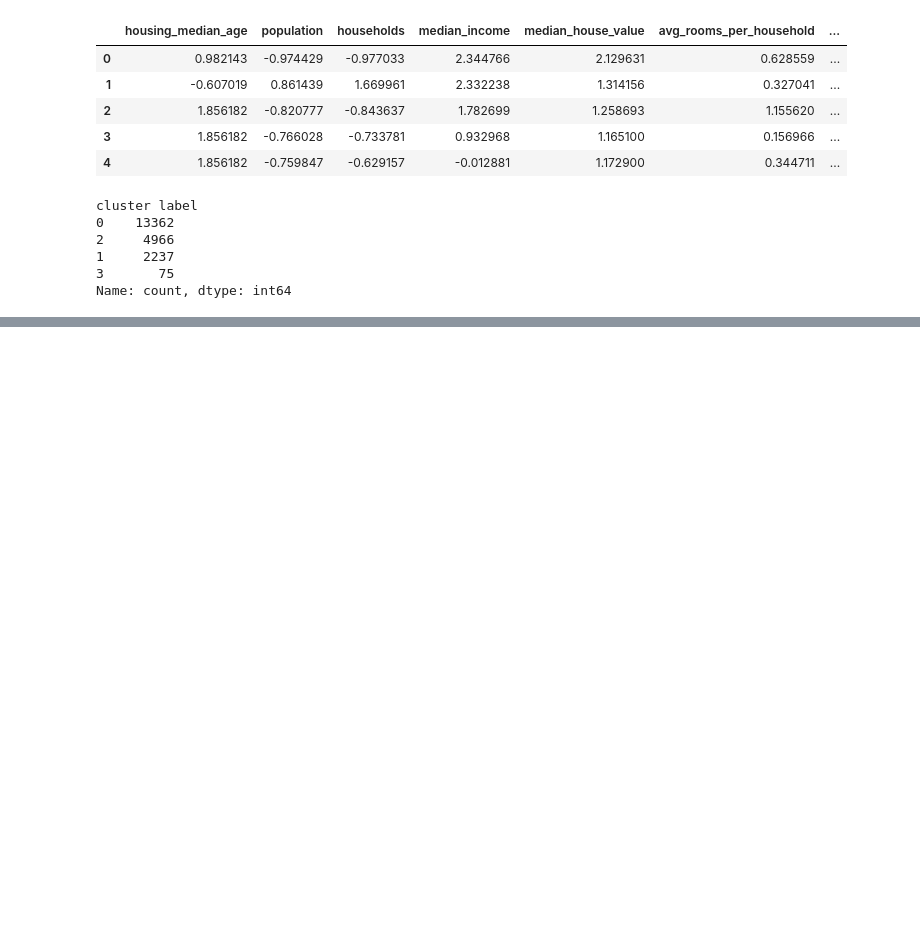
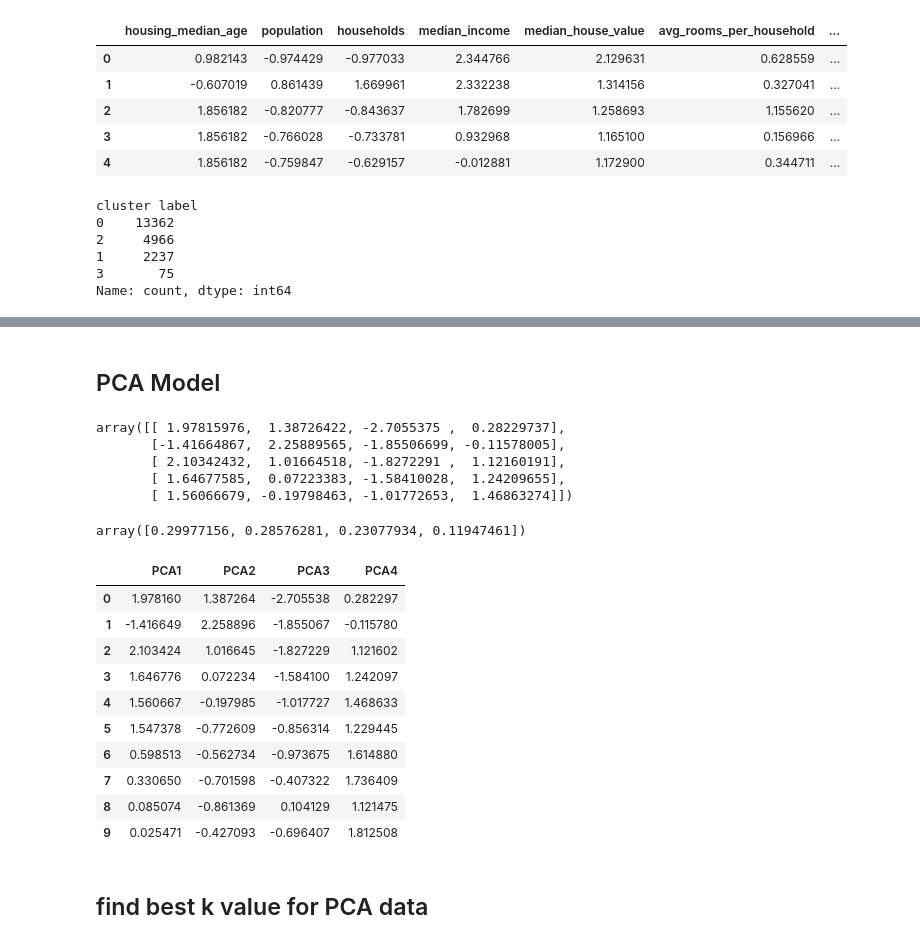
Before and after one commit to BrianLee0529/Project_4_group_3, a Jupyter notebook: unsupervised_model.ipynb, the cells around one changed output, grey strips where cells are left out. Cells and saved outputs as stored; diff of their text form; code cells hidden in the pictures; blank space fills up the shorter version.

Commit message:
added pca model

```diff
--- a/unsupervised_model.ipynb
+++ b/unsupervised_model.ipynb
@@ -168,3 +168,49 @@ scatter3d('median_house_value','median_income','avg_rooms_per_household')
 [interactive output not drawn]
 [interactive output not drawn]
 [interactive output not drawn]
+# %% [markdown]
+## PCA Model
+# %%
+# Create a PCA model instance and set `n_components=3`.
+pca = PCA(n_components=4)
+# %%
+# Use the PCA model with `fit_transform` to reduce to
+# three principal components.
+cali_pca = pca.fit(cali_scaled_df)
+cali_pca = pca.transform(cali_scaled_df)
+# View the first five rows of the DataFrame.
+cali_pca[:5]
+# %% [output]
+array([[ 1.97815976,  1.38726422, -2.7055375 ,  0.28229737],
+       [-1.41664867,  2.25889565, -1.85506699, -0.11578005],
+       [ 2.10342432,  1.01664518, -1.8272291 ,  1.12160191],
+       [ 1.64677585,  0.07223383, -1.58410028,  1.24209655],
+       [ 1.56066679, -0.19798463, -1.01772653,  1.46863274]])
+# %%
+# Retrieve the explained variance to determine how much information
+# can be attributed to each principal component.
+pca.explained_variance_ratio_
+# %% [output]
+array([0.29977156, 0.28576281, 0.23077934, 0.11947461])
+# %%
+# Create a new DataFrame with the PCA data.
+cali_pca_df = pd.DataFrame(cali_pca,columns=['PCA1','PCA2','PCA3','PCA4'])
+# Creating a DataFrame with the PCA data
+cali_pca_df
+
+# Display sample data
+cali_pca_df.head(10)
+# %% [output]
+|  | PCA1 | PCA2 | PCA3 | PCA4 |
+| 0 | 1.978160 | 1.387264 | -2.705538 | 0.282297 |
+| 1 | -1.416649 | 2.258896 | -1.855067 | -0.115780 |
+| 2 | 2.103424 | 1.016645 | -1.827229 | 1.121602 |
+| 3 | 1.646776 | 0.072234 | -1.584100 | 1.242097 |
+| 4 | 1.560667 | -0.197985 | -1.017727 | 1.468633 |
+| 5 | 1.547378 | -0.772609 | -0.856314 | 1.229445 |
+| 6 | 0.598513 | -0.562734 | -0.973675 | 1.614880 |
+| 7 | 0.330650 | -0.701598 | -0.407322 | 1.736409 |
+| 8 | 0.085074 | -0.861369 | 0.104129 | 1.121475 |
+| 9 | 0.025471 | -0.427093 | -0.696407 | 1.812508 |
+# %% [markdown]
+## find best k value for PCA data
```
Also changed, not shown: parts of 13 cells of this notebook.
